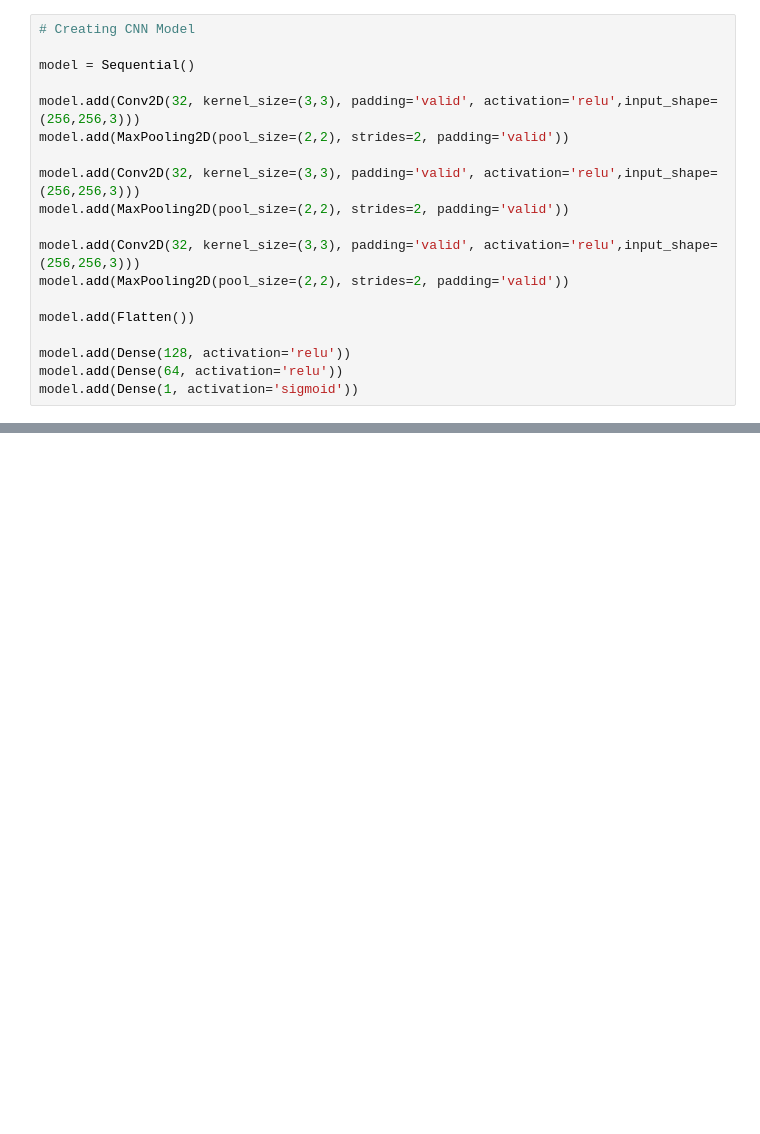
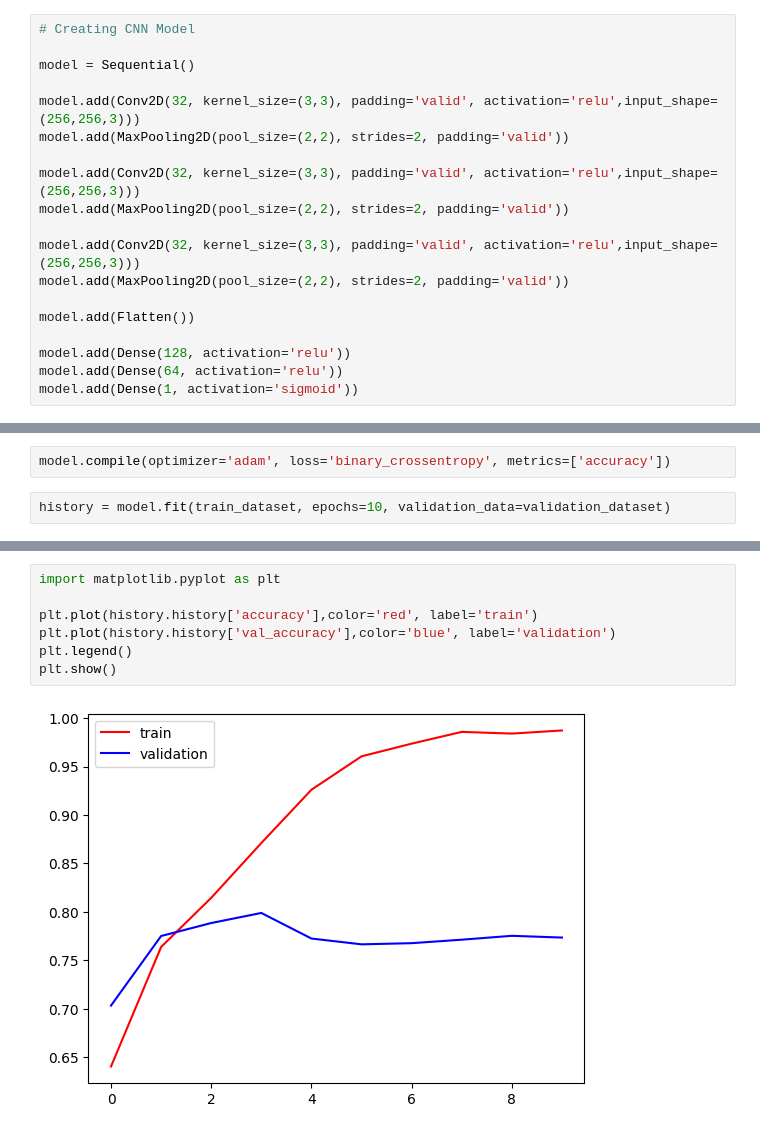
Before and after one commit to Priyaaa1/dog-vs-cat, a Jupyter notebook: dogs_vs_cats_classification.ipynb, the cells around one changed output, grey strips where cells are left out. Saved outputs shown, nothing was run; the diff lists cells and outputs as text; blank space fills up the shorter version.

Commit message:
Trained our data

```diff
--- a/dogs_vs_cats_classification.ipynb
+++ b/dogs_vs_cats_classification.ipynb
@@ -84,3 +84,7 @@ Total params: 3714241 (14.17 MB)
 Trainable params: 3714241 (14.17 MB)
 Non-trainable params: 0 (0.00 Byte)
 _________________________________________________________________
+# %%
+model.compile(optimizer='adam', loss='binary_crossentropy', metrics=['accuracy'])
+# %%
+history = model.fit(train_dataset, epochs=10, validation_data=validation_dataset)
@@ -86,0 +112,9 @@ _________________________________________________________________
+# %%
+import matplotlib.pyplot as plt
+
+plt.plot(history.history['accuracy'],color='red', label='train')
+plt.plot(history.history['val_accuracy'],color='blue', label='validation')
+plt.legend()
+plt.show()
+# %% [output]
+[figure, added]
```
Also changed, not shown: parts of 3 cells of this notebook.
